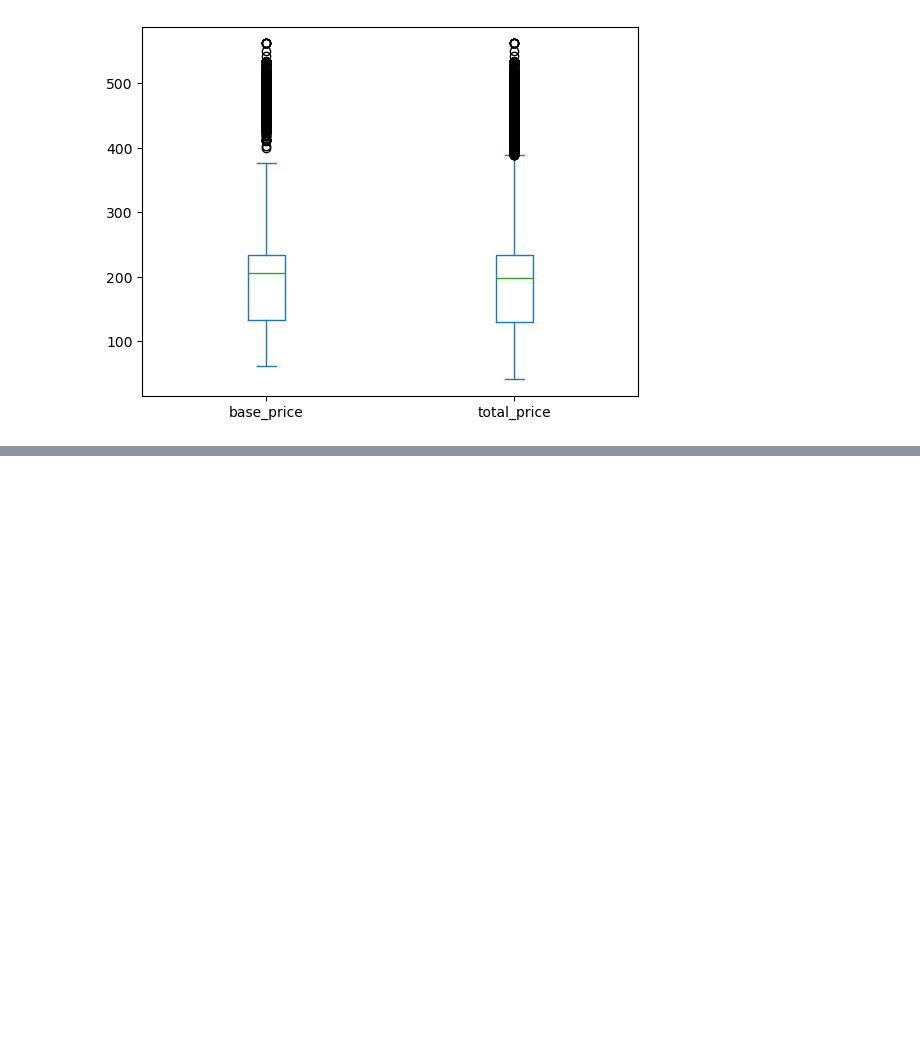
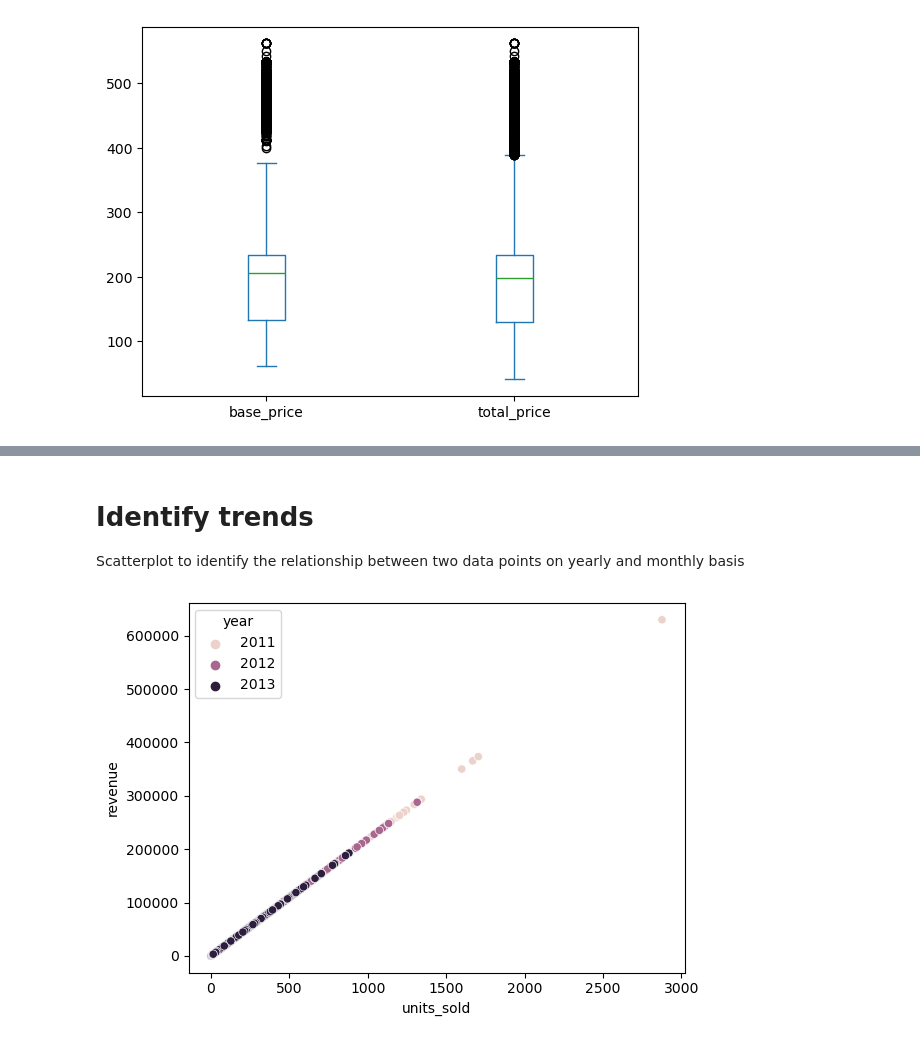
Before and after one commit to swatinw/datascience-capstone-project2, a Jupyter notebook: datawrangling_datasciencecapstone2.ipynb, the cells around one changed output, grey strips where cells are left out. Drawn from its saved outputs; the diff is of its cells as text; code cells hidden in the pictures; blank space fills up the shorter version.

```diff
--- a/datawrangling_datasciencecapstone2.ipynb
+++ b/datawrangling_datasciencecapstone2.ipynb
@@ -246,0 +408,7 @@ df_train[['base_price', 'total_price']].plot.box()
+# %%
+# Code task 26
+# Now use the iloc accessor to extract columns 10, 11, and 12 and the dataframe's `copy()` method
+
+sales = df_train.iloc[:, [6,7,10,11,12]].copy()
+
+sales
@@ -246,0 +433,11 @@ df_train[['base_price', 'total_price']].plot.box()
+# %%
+# Code task 27
+# Create a new columns average price that will be used to calculate the overall revenue
+
+average_price = 219
+
+sales["average_price"] = average_price
+
+sales["revenue"] = average_price * df_train["units_sold"]
+
+sales
@@ -246,0 +458,8 @@ df_train[['base_price', 'total_price']].plot.box()
+# %% [markdown]
+# Identify trends
+
+Scatterplot to identify the relationship between two data points on yearly and monthly basis
+# %%
+sns.scatterplot(x="units_sold", y="revenue", data= sales, hue = "year");
+# %% [output]
+[figure, added]
```
Also changed, not shown: parts of 37 cells of this notebook.
